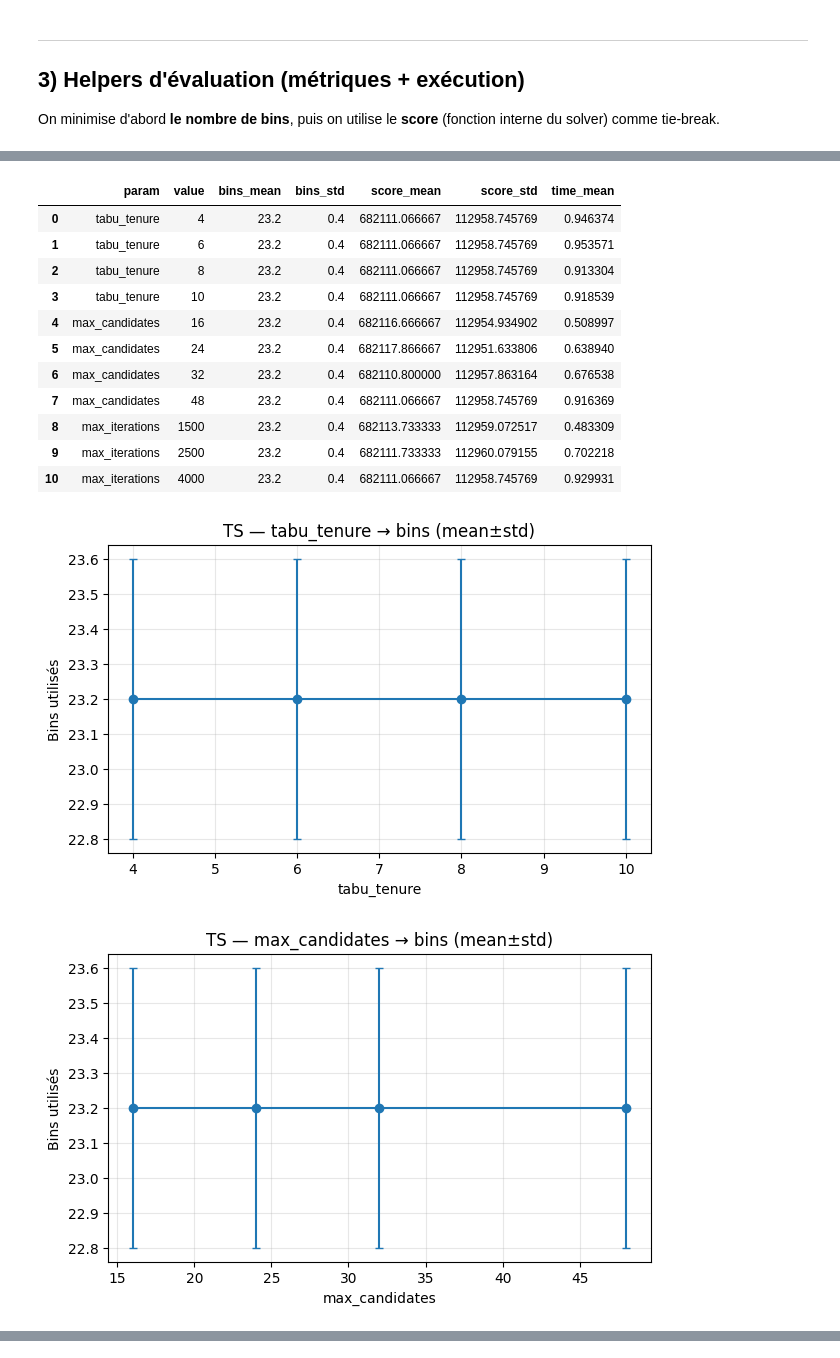
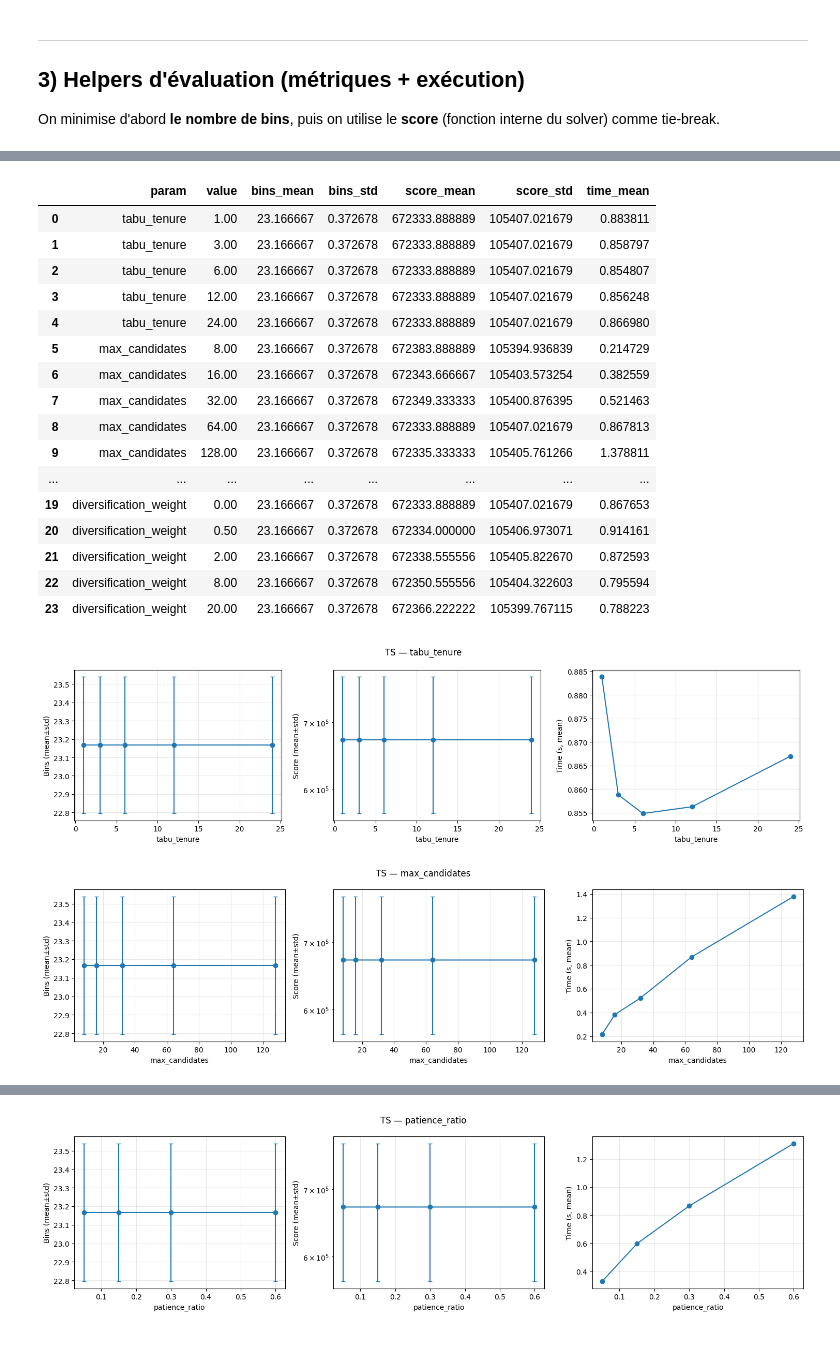
Before and after one commit to amine-kherroubi/optimization, a Jupyter notebook: 3_metaheuristics/notebook.ipynb, the cells around one changed output, grey strips where cells are left out. Drawn from its saved outputs; the diff is of its cells as text; code cells hidden in the pictures.

```diff
--- a/3_metaheuristics/notebook.ipynb
+++ b/3_metaheuristics/notebook.ipynb
@@ -58,8 +60,8 @@ Vous pouvez augmenter ces paramètres pour un tuning plus robuste.
 # %%
 # ── Paramètres de workload (à ajuster) ───────────────────────────────────────
 DATASET_KEY = "falkenauer-t"  # scholl-1 | scholl-2 | scholl-3 | falkenauer-t | falkenauer-u
-MAX_ITEMS = 60                # filtre : ne garde que les instances avec n <= MAX_ITEMS
-N_INSTANCES = 5               # nombre d'instances utilisées pour le tuning
+MAX_ITEMS = 80                # augmenter si vous voulez plus difficile (mais plus lent)
+N_INSTANCES = 6               # nombre d'instances utilisées pour le tuning
 SEEDS = [0, 1, 2]             # répétitions (aléatoire) par instance
 
 
@@ -96,7 +98,7 @@ all_instances = load_instances(DATASET_KEY, max_items=MAX_ITEMS)
 tuning_instances = all_instances[:N_INSTANCES]
 
 print(
-    f"Dataset={DATASET_KEY} | instances loaded={len(all_instances)} | tuning set={len(tuning_instances)}"
+    f"Dataset={DATASET_KEY} | instances loaded={len(all_instances)} | tuning set={len(tuning_instances)} | seeds={len(SEEDS)}"
 )
 pd.DataFrame(
     [
@@ -413,11 +574,21 @@ Tuning : **one-by-one** (un paramètre à la fois, les autres fixés).
 # %%
 TS_GRID = {
-    "tabu_tenure": [4, 6, 8, 10],
-    "max_candidates": [16, 24, 32, 48],
-    "max_iterations": [1_500, 2_500, 4_000],
+    "tabu_tenure": [1, 3, 6, 12, 24],
+    "max_candidates": [8, 16, 32, 64, 128],
+    "max_iterations": [300, 800, 2_500, 8_000, 12_000],
+    "patience_ratio": [0.05, 0.15, 0.30, 0.60],
+    "diversification_weight": [0.0, 0.5, 2.0, 8.0, 20.0],
 }
 
 TS_ROUNDS = 1
+
+ts_base = {
+    "tabu_tenure": 6,
+    "max_candidates": 32,
+    "max_iterations": 2_500,
+    "patience_ratio": 0.30,
+    "diversification_weight": 0.0,
+}
 
 
 def eval_ts_params(params: dict[str, object]) -> dict:
@@ -431,12 +602,13 @@ def eval_ts_params(params: dict[str, object]) -> dict:
             tabu_tenure=int(params["tabu_tenure"]),
             max_iterations=int(params["max_iterations"]),
             max_candidates=int(params["max_candidates"]),
+            patience_ratio=float(params["patience_ratio"]),
+            diversification_weight=float(params["diversification_weight"]),
         ),
     )
     return summarize_runs(df_runs)
 
 
-ts_base = {k: TS_GRID[k][0] for k in TS_GRID}
 best_ts_params, ts_tuning_log = tune_one_by_one(
     label="TS", base_params=ts_base, grid=TS_GRID, eval_params=eval_ts_params, rounds=TS_ROUNDS
 )
@@ -471,40 +646,47 @@ Best TS params: {'tabu_tenure': np.int64(8), 'max_candidates': np.int64(48), 'ma
 # %%
 # ── Sensibilité : on varie 1 paramètre, les autres fixés au best ─────────────
 ts_sens_rows: list[dict] = []
 for param, values in TS_GRID.items():
     for v in values:
         params = dict(best_ts_params)
         params[param] = v
 
         df_runs = evaluate(
             method="TS",
             instances=tuning_instances,
             seeds=SEEDS,
             run_one=lambda inst, seed: run_tabu_custom(
                 inst,
                 seed,
                 tabu_tenure=int(params["tabu_tenure"]),
                 max_iterations=int(params["max_iterations"]),
                 max_candidates=int(params["max_candidates"]),
+                patience_ratio=float(params["patience_ratio"]),
+                diversification_weight=float(params["diversification_weight"]),
             ),
         )
         ts_sens_rows.append({"param": param, "value": v, **summarize_runs(df_runs)})
 
 ts_sensitivity = pd.DataFrame(ts_sens_rows)
 display(ts_sensitivity)
 plot_sensitivity(ts_sensitivity, title_prefix="TS — ")
 # %% [output]
 |  | param | value | bins_mean | bins_std | score_mean | score_std | time_mean |
-| 0 | tabu_tenure | 4 | 23.2 | 0.4 | 682111.066667 | 112958.745769 | 0.946374 |
-| 1 | tabu_tenure | 6 | 23.2 | 0.4 | 682111.066667 | 112958.745769 | 0.953571 |
-| 2 | tabu_tenure | 8 | 23.2 | 0.4 | 682111.066667 | 112958.745769 | 0.913304 |
-| 3 | tabu_tenure | 10 | 23.2 | 0.4 | 682111.066667 | 112958.745769 | 0.918539 |
-| 4 | max_candidates | 16 | 23.2 | 0.4 | 682116.666667 | 112954.934902 | 0.508997 |
-| 5 | max_candidates | 24 | 23.2 | 0.4 | 682117.866667 | 112951.633806 | 0.638940 |
-| 6 | max_candidates | 32 | 23.2 | 0.4 | 682110.800000 | 112957.863164 | 0.676538 |
-| 7 | max_candidates | 48 | 23.2 | 0.4 | 682111.066667 | 112958.745769 | 0.916369 |
-| 8 | max_iterations | 1500 | 23.2 | 0.4 | 682113.733333 | 112959.072517 | 0.483309 |
-| 9 | max_iterations | 2500 | 23.2 | 0.4 | 682111.733333 | 112960.079155 | 0.702218 |
-| 10 | max_iterations | 4000 | 23.2 | 0.4 | 682111.066667 | 112958.745769 | 0.929931 |
+| 0 | tabu_tenure | 1.00 | 23.166667 | 0.372678 | 672333.888889 | 105407.021679 | 0.883811 |
+| 1 | tabu_tenure | 3.00 | 23.166667 | 0.372678 | 672333.888889 | 105407.021679 | 0.858797 |
+| 2 | tabu_tenure | 6.00 | 23.166667 | 0.372678 | 672333.888889 | 105407.021679 | 0.854807 |
+| 3 | tabu_tenure | 12.00 | 23.166667 | 0.372678 | 672333.888889 | 105407.021679 | 0.856248 |
+| 4 | tabu_tenure | 24.00 | 23.166667 | 0.372678 | 672333.888889 | 105407.021679 | 0.866980 |
+| 5 | max_candidates | 8.00 | 23.166667 | 0.372678 | 672383.888889 | 105394.936839 | 0.214729 |
+| 6 | max_candidates | 16.00 | 23.166667 | 0.372678 | 672343.666667 | 105403.573254 | 0.382559 |
+| 7 | max_candidates | 32.00 | 23.166667 | 0.372678 | 672349.333333 | 105400.876395 | 0.521463 |
+| 8 | max_candidates | 64.00 | 23.166667 | 0.372678 | 672333.888889 | 105407.021679 | 0.867813 |
+| 9 | max_candidates | 128.00 | 23.166667 | 0.372678 | 672335.333333 | 105405.761266 | 1.378811 |
+| ... | ... | ... | ... | ... | ... | ... | ... |
+| 19 | diversification_weight | 0.00 | 23.166667 | 0.372678 | 672333.888889 | 105407.021679 | 0.867653 |
+| 20 | diversification_weight | 0.50 | 23.166667 | 0.372678 | 672334.000000 | 105406.973071 | 0.914161 |
+| 21 | diversification_weight | 2.00 | 23.166667 | 0.372678 | 672338.555556 | 105405.822670 | 0.872593 |
+| 22 | diversification_weight | 8.00 | 23.166667 | 0.372678 | 672350.555556 | 105404.322603 | 0.795594 |
+| 23 | diversification_weight | 20.00 | 23.166667 | 0.372678 | 672366.222222 | 105399.767115 | 0.788223 |
-[figure, old version]
+[figure, new version]
-[figure, old version]
+[figure, new version]
@@ -511,0 +694 @@ plot_sensitivity(ts_sensitivity, title_prefix="TS — ")
+[figure, added]
```
Also changed, not shown: parts of 10 cells of this notebook.
